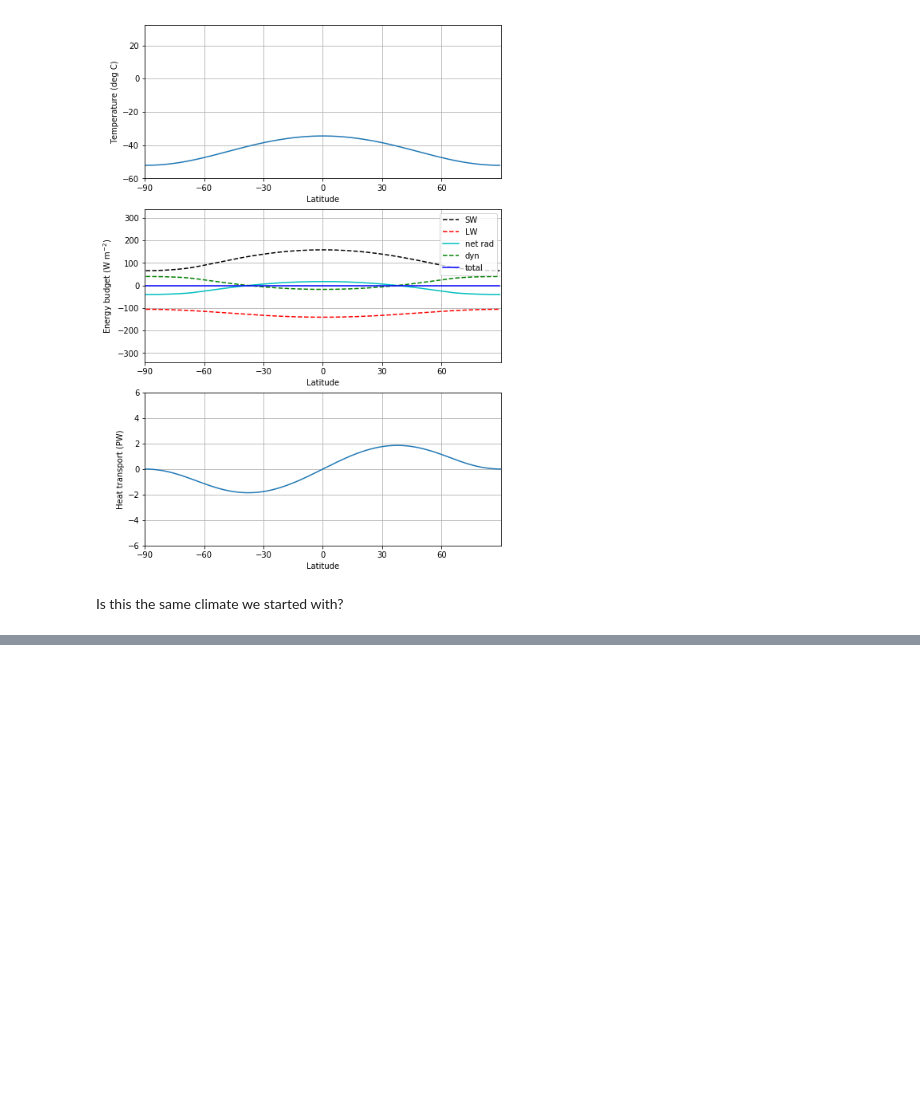
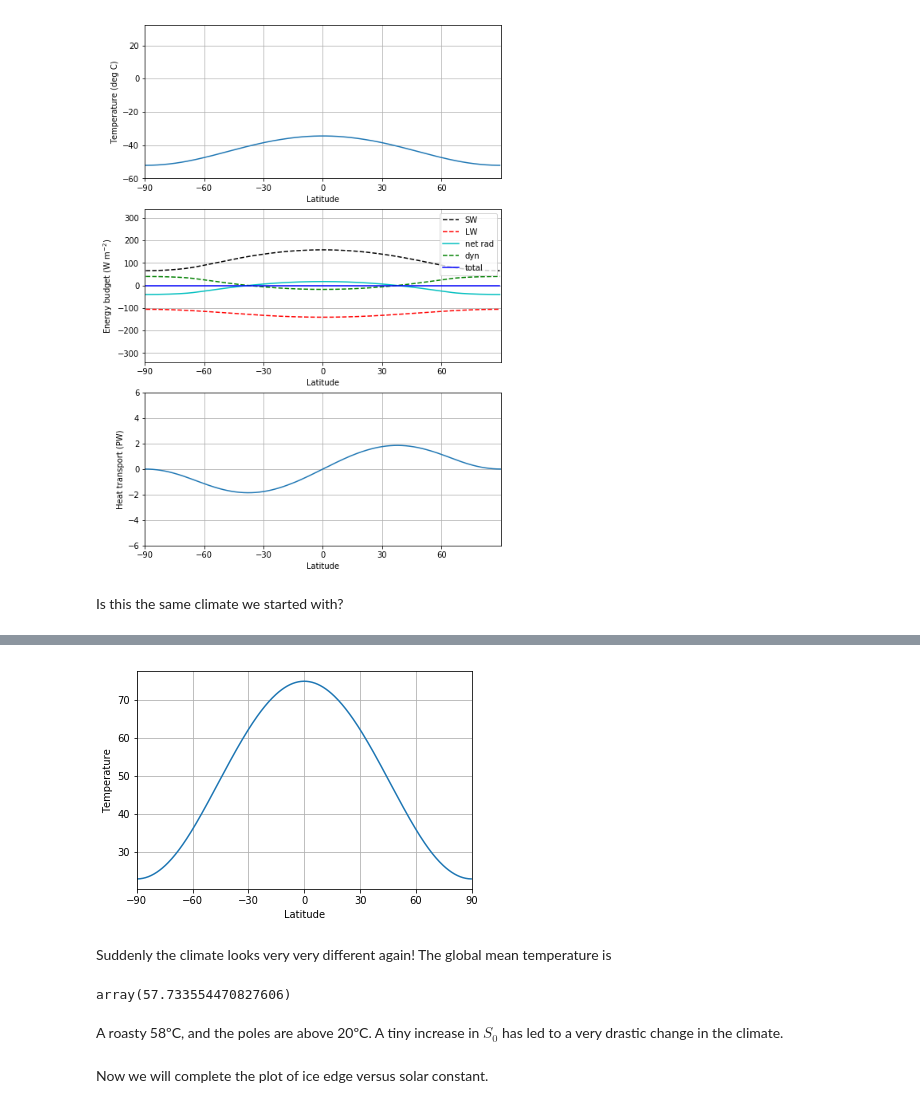
Before and after one commit to brian-rose/env-415, a Jupyter notebook: notes/L17_albedo_feedback.ipynb, the cells around one changed output, grey strips where cells are left out. Saved outputs shown, nothing was run; the diff lists cells and outputs as text; code cells hidden in the pictures; blank space fills up the shorter version.

```diff
--- a/notes/L17_albedo_feedback.ipynb
+++ b/notes/L17_albedo_feedback.ipynb
@@ -350,0 +512,7 @@ You will look at this in your homework assignment.
+# %%
+model4.subprocess['insolation'].S0 = 1840.
+model4.integrate_years(10)
+plt.plot(model4.lat, model4.Ts)
+plt.xlim(-90,90); plt.ylabel('Temperature'); plt.xlabel('Latitude')
+plt.grid(); plt.xticks(my_ticks);
+# %% [output]
@@ -350,0 +521,11 @@ You will look at this in your homework assignment.
+[figure, added]
+# %% [markdown]
+Suddenly the climate looks very very different again! The global mean temperature is
+# %%
+model4.global_mean_temperature()
+# %% [output]
+array(57.733554470827606)
+# %% [markdown]
+A roasty 58ºC, and the poles are above 20ºC. A tiny increase in $S_0$ has led to a very drastic change in the climate.
+# %% [markdown]
+Now we will complete the plot of ice edge versus solar constant.
```
Also changed, not shown: parts of 44 cells of this notebook, 5 other files.
